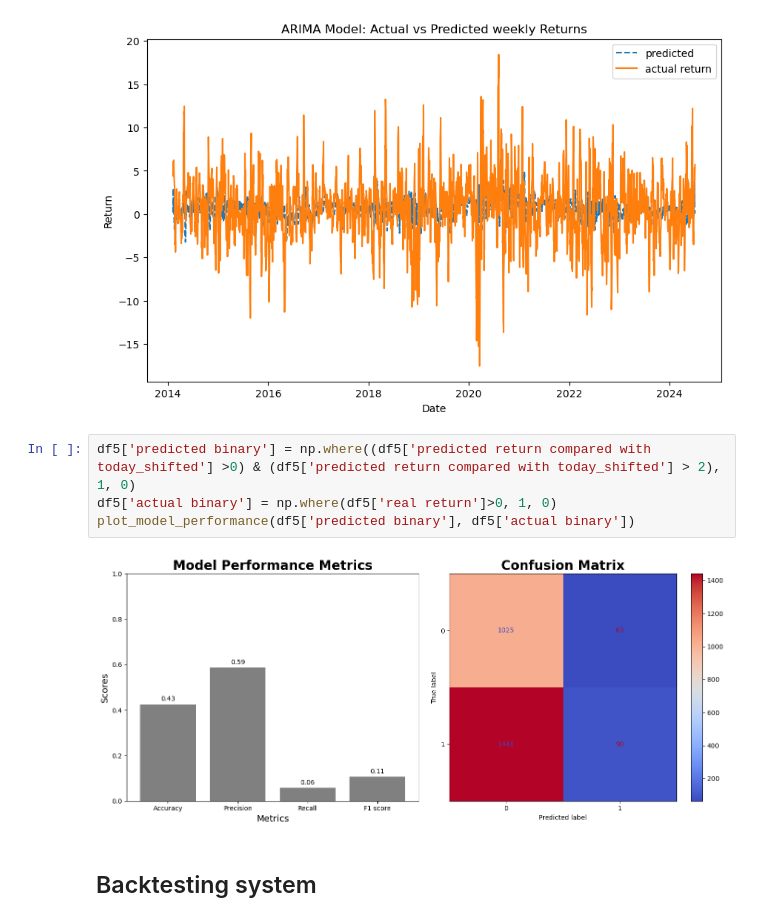
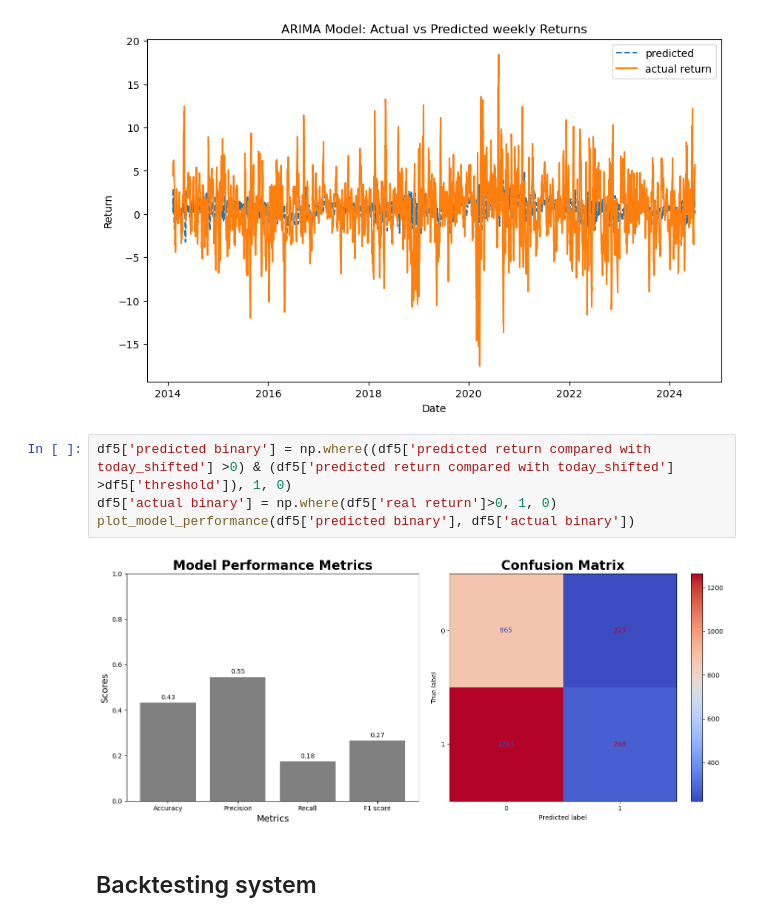
Before and after one commit to Leoyuyuyu/stock_prediction, a Jupyter notebook: notebooks/06-advanced_modelling_timeseries_monthly.ipynb, the cells around one changed output. Cells and saved outputs as stored; diff of their text form.

```diff
--- a/notebooks/06-advanced_modelling_timeseries_monthly.ipynb
+++ b/notebooks/06-advanced_modelling_timeseries_monthly.ipynb
@@ -673,11 +675,11 @@ plt.show()
 # %% [output]
 [figure]
 # %%
-df5['predicted binary'] = np.where((df5['predicted return compared with today_shifted'] >0) & (df5['predicted return compared with today_shifted'] > 2), 1, 0)
+df5['predicted binary'] = np.where((df5['predicted return compared with today_shifted'] >0) & (df5['predicted return compared with today_shifted'] >df5['threshold']), 1, 0)
 df5['actual binary'] = np.where(df5['real return']>0, 1, 0)
 plot_model_performance(df5['predicted binary'], df5['actual binary'])
 # %% [output]
-[figure, old version]
+[figure, new version]
 # %% [markdown]
 ## Backtesting system
 # %% [markdown]
```
Also changed, not shown: parts of 3 cells of this notebook, 5 other files.
